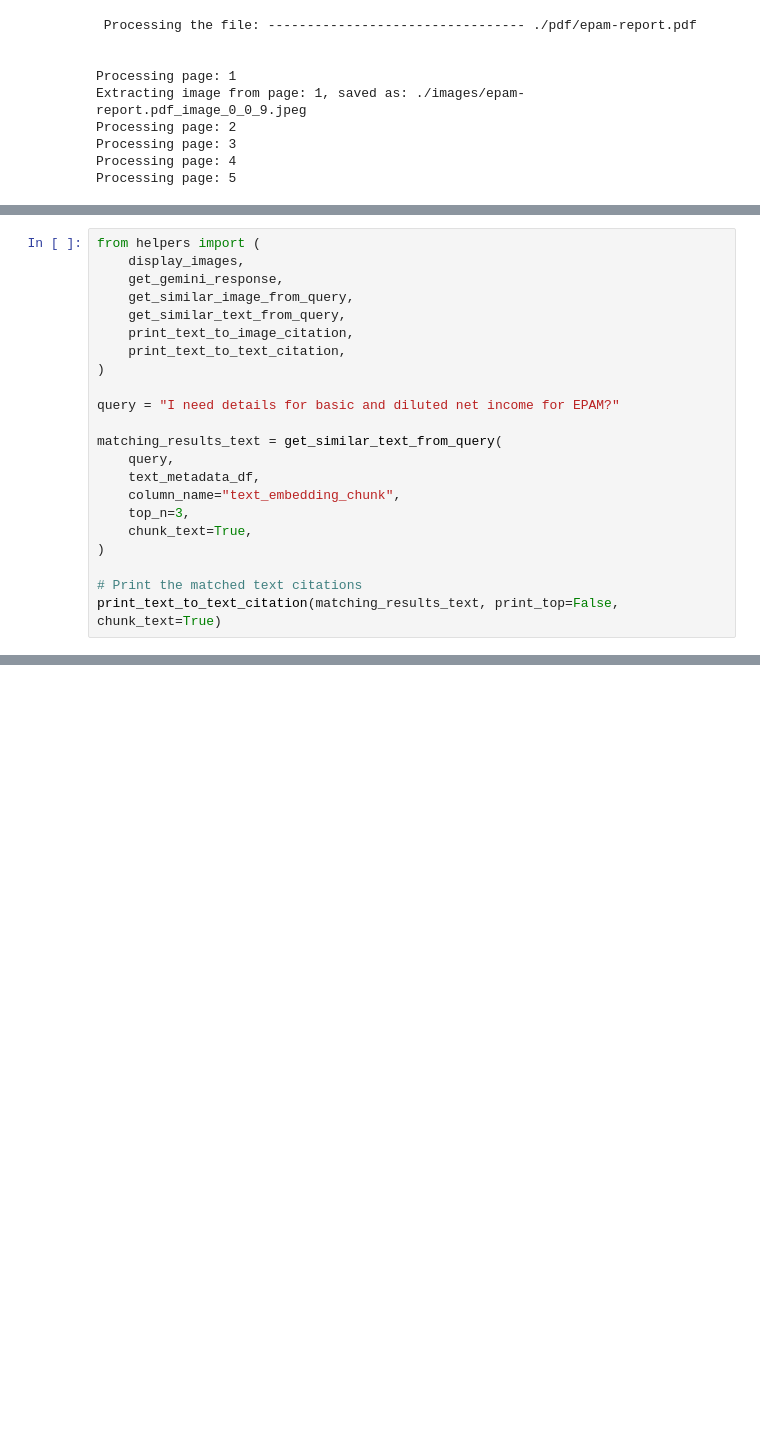
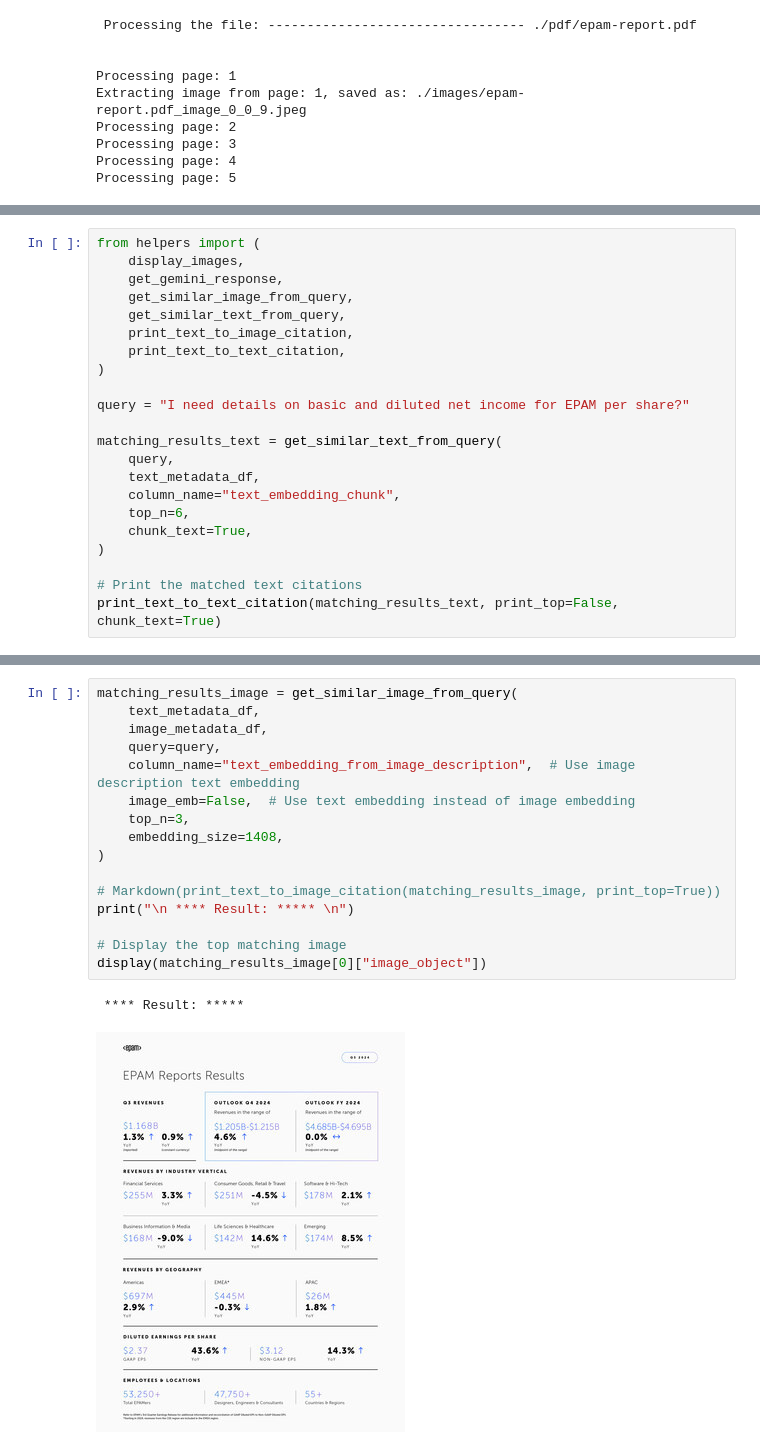
Before and after one commit to max-arshinov/llm-playground, a Jupyter notebook: hw/8.practice.ipynb, the cells around one changed output, grey strips where cells are left out. Drawn from its saved outputs; the diff is of its cells as text; blank space fills up the shorter version.

```diff
--- a/hw/8.practice.ipynb
+++ b/hw/8.practice.ipynb
@@ -103,13 +103,13 @@ from helpers import (
     print_text_to_text_citation,
 )
 
-query = "I need details for basic and diluted net income for EPAM?"
+query = "I need details on basic and diluted net income for EPAM per share?"
 
 matching_results_text = get_similar_text_from_query(
     query,
     text_metadata_df,
     column_name="text_embedding_chunk",
-    top_n=3,
+    top_n=6,
     chunk_text=True,
 )
 
@@ -163,0 +164,19 @@ get_gemini_response(
+# %%
+matching_results_image = get_similar_image_from_query(
+    text_metadata_df,
+    image_metadata_df,
+    query=query,
+    column_name="text_embedding_from_image_description",  # Use image description text embedding
+    image_emb=False,  # Use text embedding instead of image embedding
+    top_n=3,
+    embedding_size=1408,
+)
+
+# Markdown(print_text_to_image_citation(matching_results_image, print_top=True))
+print("\n **** Result: ***** \n")
+
+# Display the top matching image
+display(matching_results_image[0]["image_object"])
+# %% [output]
+ **** Result: *****
+[figure, added]
```
Also changed, not shown: parts of 18 cells of this notebook, 1 other file.
